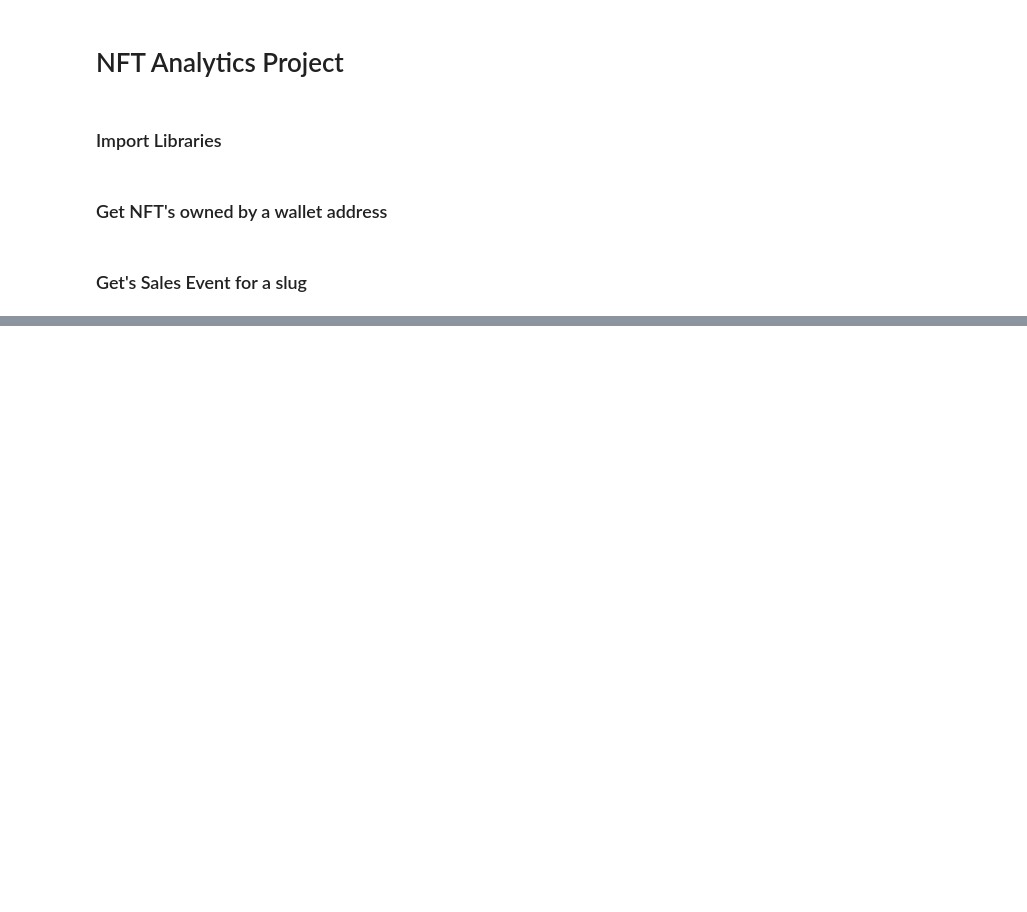
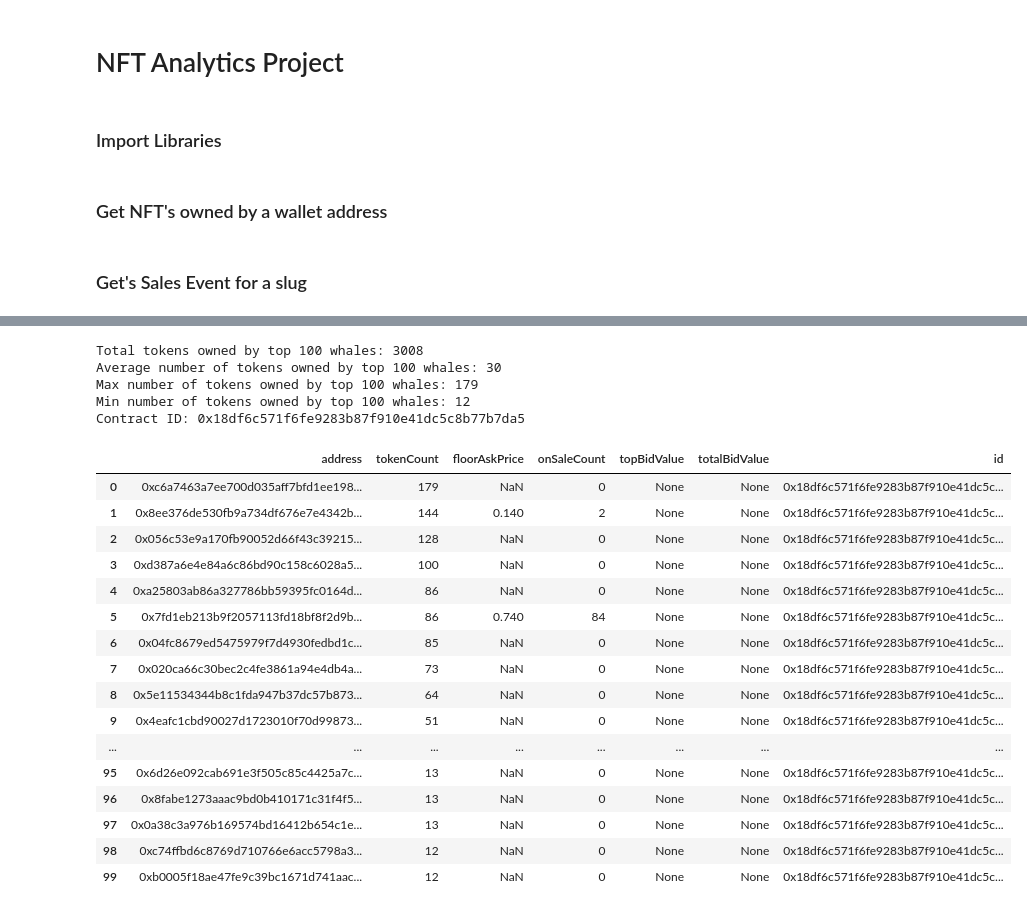
Before and after one commit to MikelAlc/HackTheWhale, a Jupyter notebook: NFTOwnership.ipynb, the cells around one changed output, grey strips where cells are left out. Cells and saved outputs as stored; diff of their text form; code cells hidden in the pictures; blank space fills up the shorter version.

```diff
--- a/NFTOwnership.ipynb
+++ b/NFTOwnership.ipynb
@@ -7,6 +7,8 @@ import requests
 import pandas as pd
 import matplotlib.pyplot as plt
 from datetime import datetime
+
+pd.set_option('display.max_rows', 100)
 # %% [markdown]
 ### Get NFT's owned by a wallet address
 # %%
@@ -44 +47,15 @@ def getSalesEvent(slug):
+# %%
+def getOwnership():
+    """Gets all the wallets that own a particular slug and returns a JSON reponse object"""
+
+    slug = input("Enter a slug to use") #boredapeyachtclub
+    url = f"https://api.verbwire.com/v1/nft/data/ownershipForSlug?slug={slug}&chain=ethereum&limit=100&page=1&sortDirection=DESC"
+
+    headers = {
+        "accept": "application/json",
+        "X-API-Key": "sk_live_44463b61-a57b-47a0-a501-bd5ab8c2e71f"
+    }
+
+    response = requests.get(url, headers=headers)
+    return response.json()
 # %% [markdown]
@@ -64,0 +84,39 @@ visualizeSalePrice()
+# %%
+def visualizeOwnership():
+    whales = pd.DataFrame(getOwnership()["ownership"]["results"])
+    contractID = whales.loc[0, "contractId"]
+    whales = whales[["address", "tokenCount", "floorAskPrice", "onSaleCount", "topBidValue", "totalBidValue", "id"]]
+    totalTokens = whales["tokenCount"].sum()
+    avgTokens = int(whales["tokenCount"].mean())
+
+    print(f'Total tokens owned by top 100 whales: {totalTokens}')
+    print(f'Average number of tokens owned by top 100 whales: {avgTokens}')
+    print(f'Max number of tokens owned by top 100 whales: {whales["tokenCount"].max()}')
+    print(f'Min number of tokens owned by top 100 whales: {whales["tokenCount"].min()}')
+    print(f'Contract ID: {contractID}')
+    return whales
+
+visualizeOwnership()
+# %% [output]
+Total tokens owned by top 100 whales: 3008
+Average number of tokens owned by top 100 whales: 30
+Max number of tokens owned by top 100 whales: 179
+Min number of tokens owned by top 100 whales: 12
+Contract ID: 0x18df6c571f6fe9283b87f910e41dc5c8b77b7da5
+|  | address | tokenCount | floorAskPrice | onSaleCount | topBidValue | totalBidValue | id |
+| 0 | 0xc6a7463a7ee700d035aff7bfd1ee198... | 179 | NaN | 0 | None | None | 0x18df6c571f6fe9283b87f910e41dc5c... |
+| 1 | 0x8ee376de530fb9a734df676e7e4342b... | 144 | 0.140 | 2 | None | None | 0x18df6c571f6fe9283b87f910e41dc5c... |
+| 2 | 0x056c53e9a170fb90052d66f43c39215... | 128 | NaN | 0 | None | None | 0x18df6c571f6fe9283b87f910e41dc5c... |
+| 3 | 0xd387a6e4e84a6c86bd90c158c6028a5... | 100 | NaN | 0 | None | None | 0x18df6c571f6fe9283b87f910e41dc5c... |
+| 4 | 0xa25803ab86a327786bb59395fc0164d... | 86 | NaN | 0 | None | None | 0x18df6c571f6fe9283b87f910e41dc5c... |
+| 5 | 0x7fd1eb213b9f2057113fd18bf8f2d9b... | 86 | 0.740 | 84 | None | None | 0x18df6c571f6fe9283b87f910e41dc5c... |
+| 6 | 0x04fc8679ed5475979f7d4930fedbd1c... | 85 | NaN | 0 | None | None | 0x18df6c571f6fe9283b87f910e41dc5c... |
+| 7 | 0x020ca66c30bec2c4fe3861a94e4db4a... | 73 | NaN | 0 | None | None | 0x18df6c571f6fe9283b87f910e41dc5c... |
+| 8 | 0x5e11534344b8c1fda947b37dc57b873... | 64 | NaN | 0 | None | None | 0x18df6c571f6fe9283b87f910e41dc5c... |
+| 9 | 0x4eafc1cbd90027d1723010f70d99873... | 51 | NaN | 0 | None | None | 0x18df6c571f6fe9283b87f910e41dc5c... |
+| ... | ... | ... | ... | ... | ... | ... | ... |
+| 95 | 0x6d26e092cab691e3f505c85c4425a7c... | 13 | NaN | 0 | None | None | 0x18df6c571f6fe9283b87f910e41dc5c... |
+| 96 | 0x8fabe1273aaac9bd0b410171c31f4f5... | 13 | NaN | 0 | None | None | 0x18df6c571f6fe9283b87f910e41dc5c... |
+| 97 | 0x0a38c3a976b169574bd16412b654c1e... | 13 | NaN | 0 | None | None | 0x18df6c571f6fe9283b87f910e41dc5c... |
+| 98 | 0xc74ffbd6c8769d710766e6acc5798a3... | 12 | NaN | 0 | None | None | 0x18df6c571f6fe9283b87f910e41dc5c... |
+| 99 | 0xb0005f18ae47fe9c39bc1671d741aac... | 12 | NaN | 0 | None | None | 0x18df6c571f6fe9283b87f910e41dc5c... |
```
Also changed, not shown: parts of 6 cells of this notebook.
